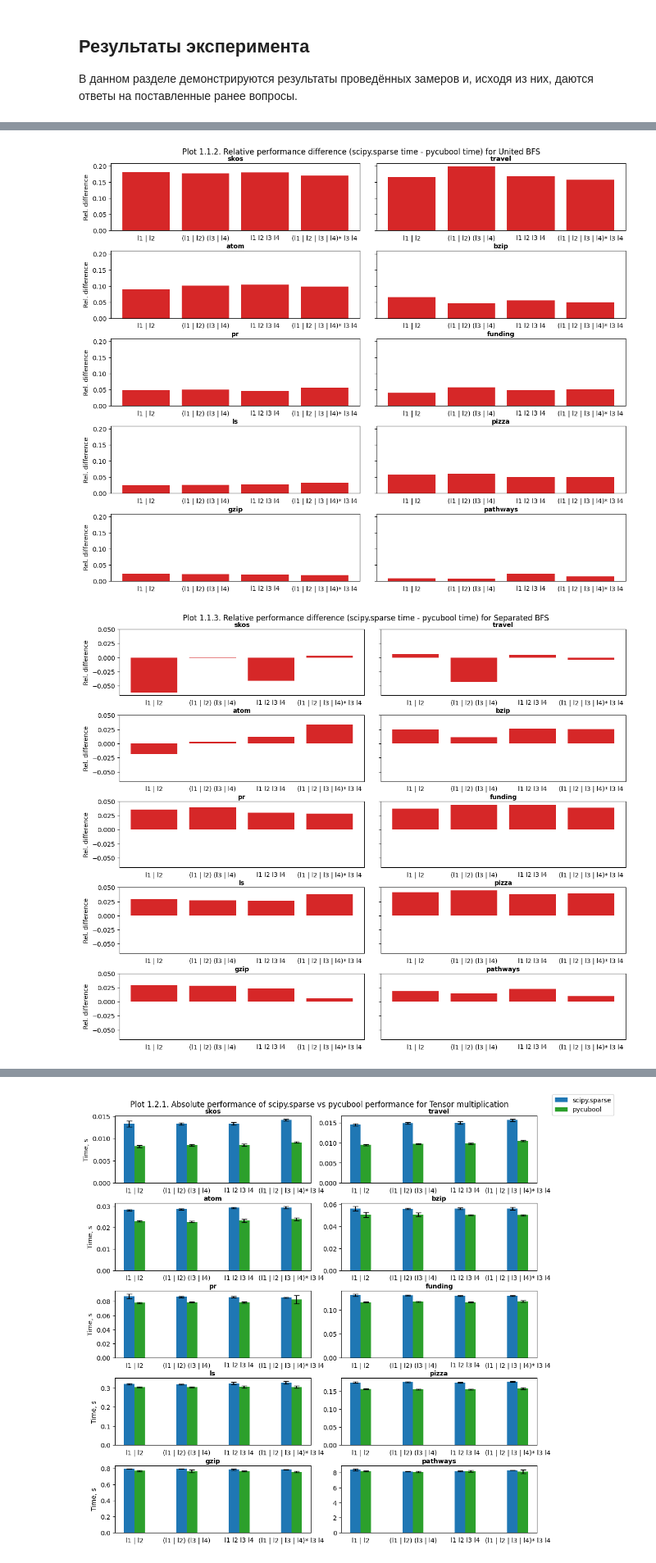
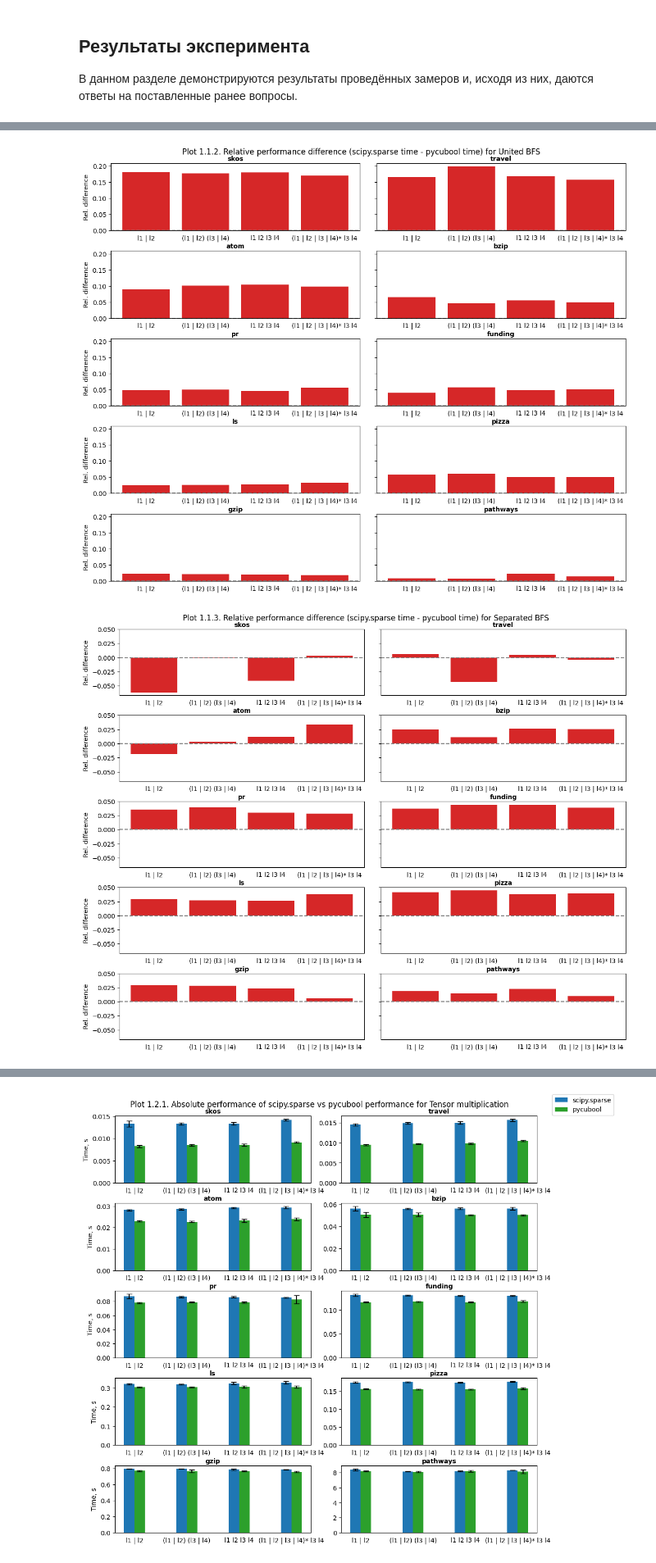
Before and after one commit to shlegelal/formal-lang-course, a Jupyter notebook: experiments/rpq_comparison.ipynb, the cells around one changed output, grey strips where cells are left out. Shown at 82% size. Cells and saved outputs as stored; diff of their text form; code cells hidden in the pictures.

```diff
--- a/experiments/rpq_comparison.ipynb
+++ b/experiments/rpq_comparison.ipynb
@@ -695,3 +655,38 @@ RUN_TIMES = 5
+# %%
+import timeit
+from statistics import fmean
+from statistics import stdev
+import signal
+from typing import Callable
+
+# Number of consecutive times each measurement is run
+RUN_TIMES = 5
+
+
+class RunTimeoutError(Exception):
+    pass
+
+
+def timeout_handler(_signum, _frame):
+    print("Time out", end=" ")
+    raise RunTimeoutError
+
+
+def run_timed(f: Callable, run_times: int, timeout_each_s: int = 600):
+    timeout_total_s = timeout_each_s * run_times
+
+    signal.signal(signal.SIGALRM, timeout_handler)
+    try:
+        signal.alarm(timeout_total_s)
+        times = timeit.repeat(f, repeat=run_times, number=1)
+    except RunTimeoutError:
+        times = [float("inf")]
+    finally:
+        signal.alarm(0)
+
+    m = fmean(times)
+    sd = stdev(times, m) if len(times) > 1 else 0.0
+    return m, sd
 # %% [markdown]
 Ниже представлен код для проведения описанных замеров.
 # %%
@@ -973,32 +943,34 @@ def show_rel_plots_1(
             f"Plot 1.1.{algo_i + 1}. Relative performance difference (scipy.sparse time - pycubool time) for {algo_name}")
         fig.tight_layout()
 
         ax: plt.Axes
         for g_i, ax in enumerate(axs.flat):
             graph_name = GRAPHS[g_i].name
             graph_results = res[g_i]
 
             ax.set_xlabel(graph_name, weight="bold")
             ax.xaxis.set_label_position("top")
 
             ax.tick_params(axis='x', which='both', bottom=False)
             if g_i % len(axs[0]) == 0:
                 ax.set_ylabel("Rel. difference")
 
+            ax.axhline(color="tab:grey", linestyle="--")
+
             scipy_means = [rs[0][algo_i][0] for rs in graph_results]
             pycubool_means = [rs[1][algo_i][0] for rs in graph_results]
             ax.bar(
                 REGEXES.keys(),
                 [(m1 - m2) / (m1 + m2) for m1, m2 in zip(scipy_means, pycubool_means)],
                 color="tab:red",
             )
 
     plt.show()
 
 
 show_rel_plots_1(fixed_starts_res)
 # %% [output]
 [figure]
 [figure]
-[figure, old version]
+[figure, new version]
 # %% [markdown]
```
Also changed, not shown: parts of 26 cells of this notebook.
